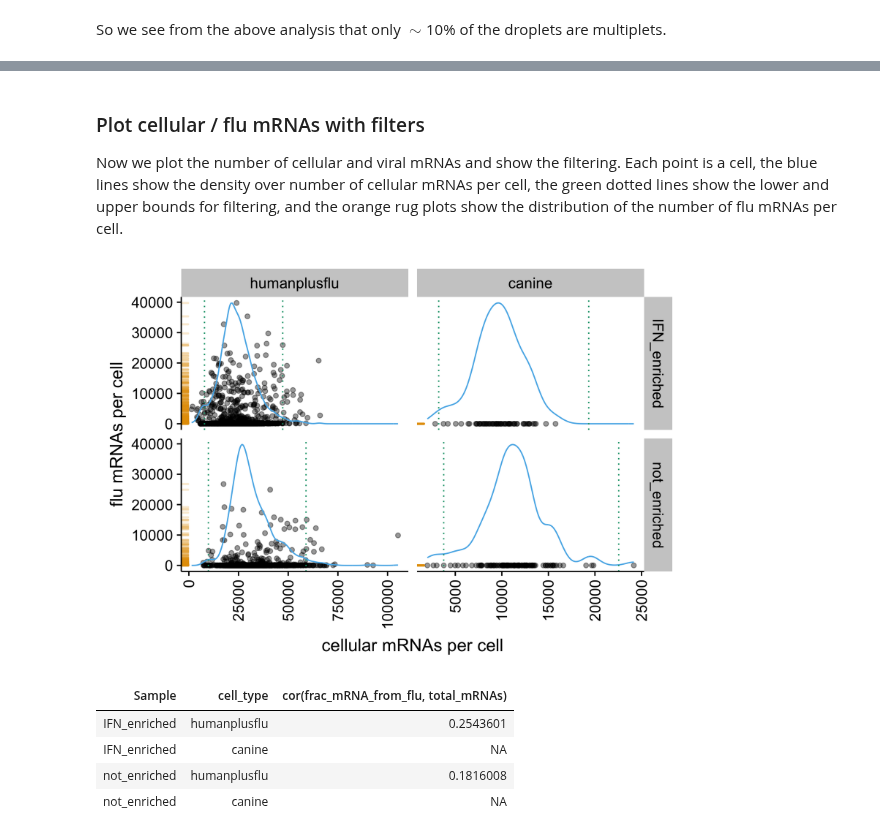
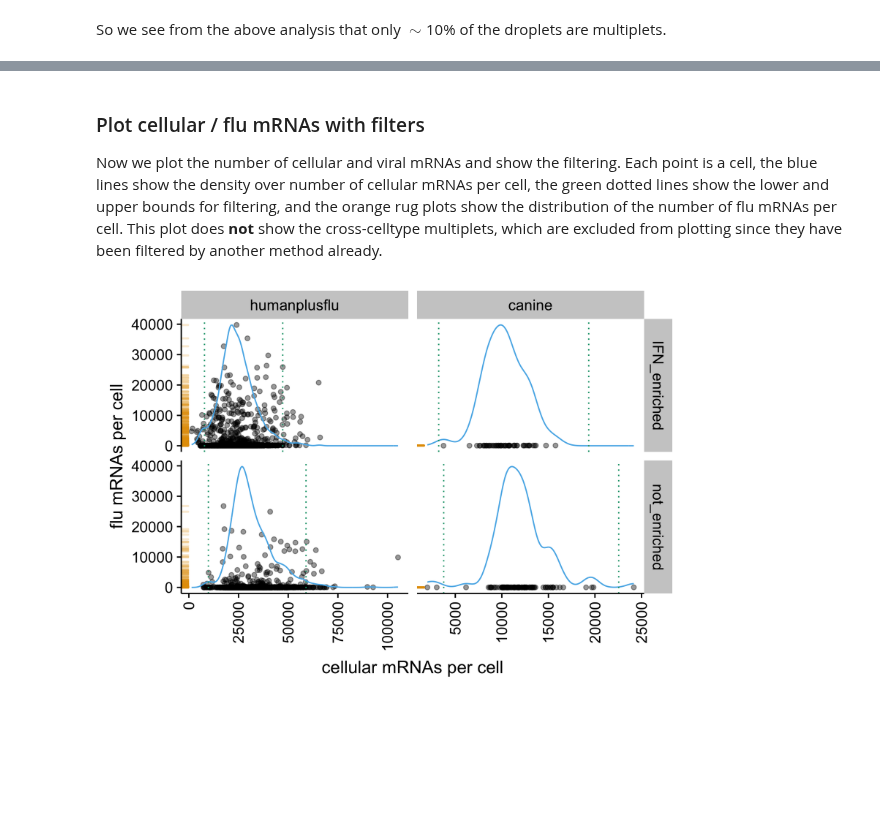
Before and after one commit to jbloomlab/IFNsorted_flu_single_cell, a Jupyter notebook: monocle_analysis.ipynb, the cells around one changed output, grey strips where cells are left out. Cells and saved outputs as stored; diff of their text form; code cells hidden in the pictures; blank space fills up the shorter version.

Commit message:
filter cells

```diff
--- a/monocle_analysis.ipynb
+++ b/monocle_analysis.ipynb
@@ -306,10 +309,22 @@ all_cells <- lapply(
   all_cells,
   function (c) {
     pData(c)$total_mRNAs <- Matrix::colSums(exprs(c))
-    pData(c)$flu_mRNAs <- Matrix::colSums(exprs(c[
-      row.names(subset(fData(c), gene_short_name %in% flugenes)),]))
+
+    pData(c)$cell_mRNAs <- Matrix::colSums(exprs(c[
+      row.names(subset(fData(c), !(gene_short_name %in% flugenes))),]))
+
+    flu_indices <- subset(fData(c), (gene_short_name %in% flugenes))
+    if (nrow(flu_indices) == length(flugenes)) {
+      # flu genes in cell-gene matrix, so calculate flu mRNAs from that
+      pData(c)$flu_mRNAs <- Matrix::colSums(exprs(c[
+        row.names(flu_indices),]))
+    } else {
+      # use flu count set during custom annotation of cell-gene matrix
+      pData(c)$flu_mRNAs <- pData(c)$total_annotated_flu
+    }
+
     pData(c)$frac_mRNA_from_flu <- pData(c)$flu_mRNAs / pData(c)$total_mRNAs
-    pData(c)$cell_mRNAs <- pData(c)$total_mRNAs - pData(c)$flu_mRNAs
+
     return(c)
   }
   )
@@ -335,7 +350,8 @@ all_cells <- lapply(
     pData(c)$upper_bound_cell_mRNAs <- pData(c)$median_cell_mRNAs * top_bound
     pData(c)$filtered <- (
       pData(c)$cell_mRNAs < pData(c)$lower_bound_cell_mRNAs |
-      pData(c)$cell_mRNAs > pData(c)$upper_bound_cell_mRNAs)
+      pData(c)$cell_mRNAs > pData(c)$upper_bound_cell_mRNAs |
+      pData(c)$cross_celltype_multiplet)
     return(c)
     }
     )
@@ -364,46 +380,38 @@ lapply(
 ### Plot cellular / flu mRNAs with filters
 Now we plot the number of cellular and viral mRNAs and show the filtering.
 Each point is a cell, the blue lines show the density over number of cellular mRNAs per cell, the green dotted lines show the lower and upper bounds for filtering, and the orange rug plots show the distribution of the number of flu mRNAs per cell.
+This plot does **not** show the cross-celltype multiplets, which are excluded from plotting since they have been filtered by another method already.
 # %%
 # combine data for cell types to plot
 mRNA_counts_data <- all_cells %>%
   lapply(function (c) {pData(c)}) %>%
   bind_rows(.id="cell_type") %>%
   transform(Sample=factor(Sample, levels=samples),
-            cell_type=factor(cell_type, levels=celltypes))
+            cell_type=factor(cell_type, levels=celltypes)) %>%
+  filter(! cross_celltype_multiplet)
 
 # create scatter plot
 scatterplot <- ggplot(mRNA_counts_data,
     aes(cell_mRNAs, flu_mRNAs), color=cbbPalette[[1]]) +
   geom_point(alpha=0.4) +
   geom_rug(sides='l', alpha=0.2, color=cbbPalette[[2]], size=0.8)
 
 # density plot, get value of maxy as here: https://stackoverflow.com/a/10659563
 densityplot <- eval(substitute(
   {stat_density(aes(x=cell_mRNAs, y=maxy*(..scaled..)), geom="line", color=cbbPalette[[3]])},
   list(maxy=layer_scales(scatterplot)$y$range$range[2])))
 
 # combine into faceted plot
 p_flu_vs_cell <- scatterplot + densityplot +
   theme(axis.text.x=element_text(angle=90, vjust=0.5, hjust=1)) +
   geom_vline(aes(xintercept=lower_bound_cell_mRNAs),
                  color=cbbPalette[[4]], linetype='dotted') +
   geom_vline(aes(xintercept=upper_bound_cell_mRNAs),
                  color=cbbPalette[[4]], linetype='dotted') +
   facet_grid(Sample ~ cell_type, scales='free_x') +
   xlab("cellular mRNAs per cell") +
   ylab("flu mRNAs per cell")
 
 saveShowPlot(p_flu_vs_cell, width=6.5, height=4.5)
 # %% [output]
-[figure, old version]
+[figure, new version]
-# %%
-mRNA_counts_data %>%
-  group_by(Sample, cell_type) %>%
-  summarize(cor(frac_mRNA_from_flu, total_mRNAs))
-# %% [output]
-| Sample | cell_type | cor(frac_mRNA_from_flu, total_mRNAs) |
-| IFN_enriched | humanplusflu | 0.2543601 |
-| IFN_enriched | canine | NA |
-| not_enriched | humanplusflu | 0.1816008 |
-| not_enriched | canine | NA |
```
Also changed, not shown: parts of 6 cells of this notebook, 1 other file.
